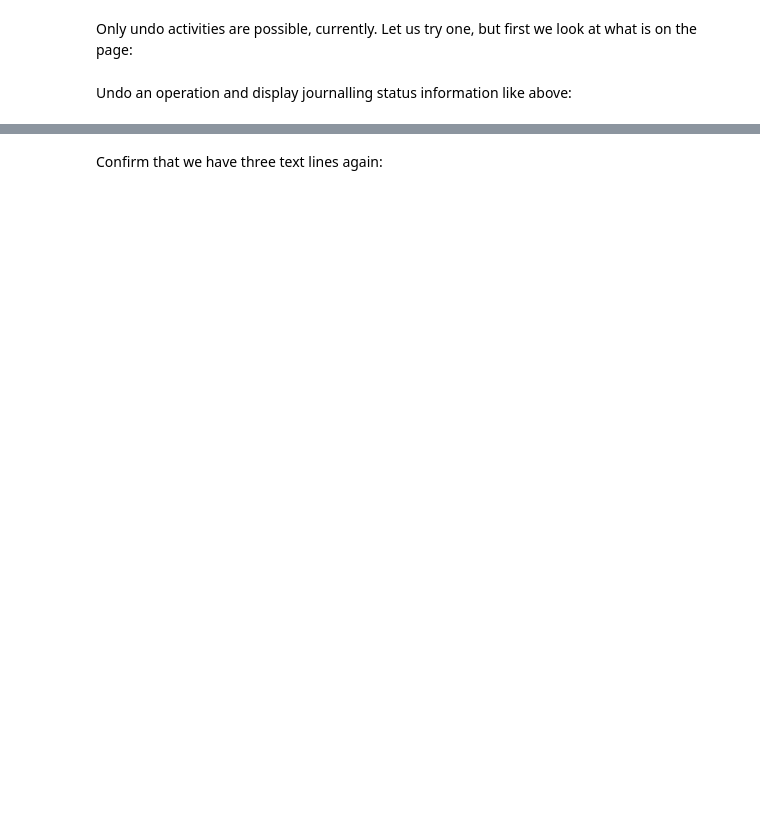
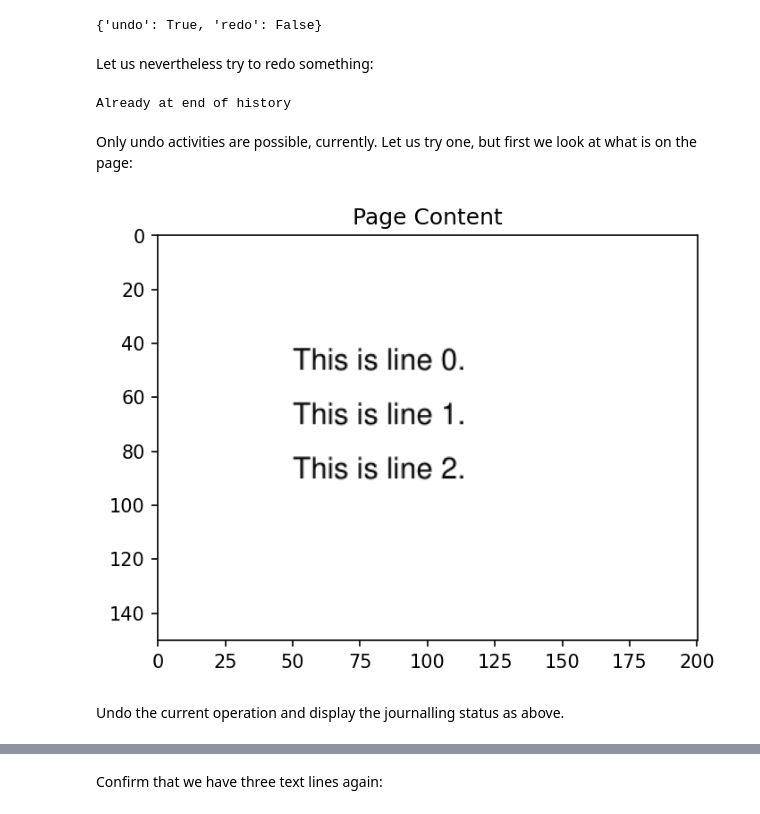
Before and after one commit to pymupdf/PyMuPDF-Utilities, a Jupyter notebook: jupyter-notebooks/journalling1.ipynb, the cells around one changed output, grey strips where cells are left out. Saved outputs shown, nothing was run; the diff lists cells and outputs as text; code cells hidden in the pictures; blank space fills up the shorter version.

Commit message:
Include cell output
Store cell output in the notebook and improve the description.

```diff
--- a/jupyter-notebooks/journalling1.ipynb
+++ b/jupyter-notebooks/journalling1.ipynb
@@ -7,0 +27,35 @@ Similar to LUWs "Logical Units of Work" in modern database systems, one can grou
+# %%
+"""
+Notebook preamble code:
+Install and import required packages, define image generation utility.
+"""
+# Make sure having installed required packages by uncommenting the following lines as required
+# !python -m pip install pymupdf
+# !python -m pip install matplotlib
+
+import fitz
+
+if tuple(map(int, fitz.VersionBind.split("."))) < (1, 19, 0):
+    raise ValueError("Need PyMuPDF v1.19.0 or higher")
+
+def show_image(item, title):
+    """Display a pixmap.
+
+    Just to display Pixmap image of "item" - ignore the man behind the curtain.
+
+    Args:
+        item: a PyMuPDF object having a "get_pixmap" method.
+        title: a string to be used as image title
+
+    Generates an RGB Pixmap from item using a constant DPI and uses matplotlib
+    to show it inline of the notebook.
+    """
+    DPI = 150  # use this resolution
+    %matplotlib inline
+    import numpy as np
+    import matplotlib.pyplot as plt
+    pix = item.get_pixmap(dpi=DPI)
+    img = np.ndarray([pix.h, pix.w, 3], dtype=np.uint8, buffer=pix.samples_mv)
+    plt.figure(dpi=DPI)  # set the figure's DPI
+    plt.title(title)  # set titel of image
+    _ = plt.imshow(img, extent=(0, pix.w * 72 / DPI, pix.h * 72 / DPI, 0))
@@ -27,6 +84,6 @@ except RuntimeError:
 # %%
-doc.journal_start_op("op1")  # define start of an operation
-page = doc.new_page()
+doc.journal_start_op("add new page")  # define start of an operation
+page = doc.new_page(width=200, height=150)
 doc.journal_stop_op()  # define stop of operation
 # %% [markdown]
 This time it worked: we have a page. Now insert three lines of text - each within its own operation, so they can be individually undone (rolled back).
@@ -48,2 +130,15 @@ doc.journal_can_do()
+# %%
+doc.journal_can_do()  # what can we do currently?
+# %% [output]
+{'undo': True, 'redo': False}
+# %% [markdown]
+Let us nevertheless try to redo something:
+# %%
+try:
+    doc.journal_redo()
+except Exception as e:
+    print(e)
+# %% [output]
+Already at end of history
 # %% [markdown]
 Only undo activities are possible, currently. Let us try one, but first we look at what is on the page:
@@ -52,5 +145,10 @@ print(page.get_text())  # this should show three lines of text
+# %%
+# Display the page image
+show_image(page, "Page Content")
+# %% [output]
+[figure, added]
 # %% [markdown]
-Undo an operation and display journalling status information like above:
+Undo the current operation and display the journalling status as above.
 # %%
 doc.journal_undo()  # undo an operation
 doc.journal_position()  # where are we in the journal?
```
Also changed, not shown: parts of 33 cells of this notebook.
